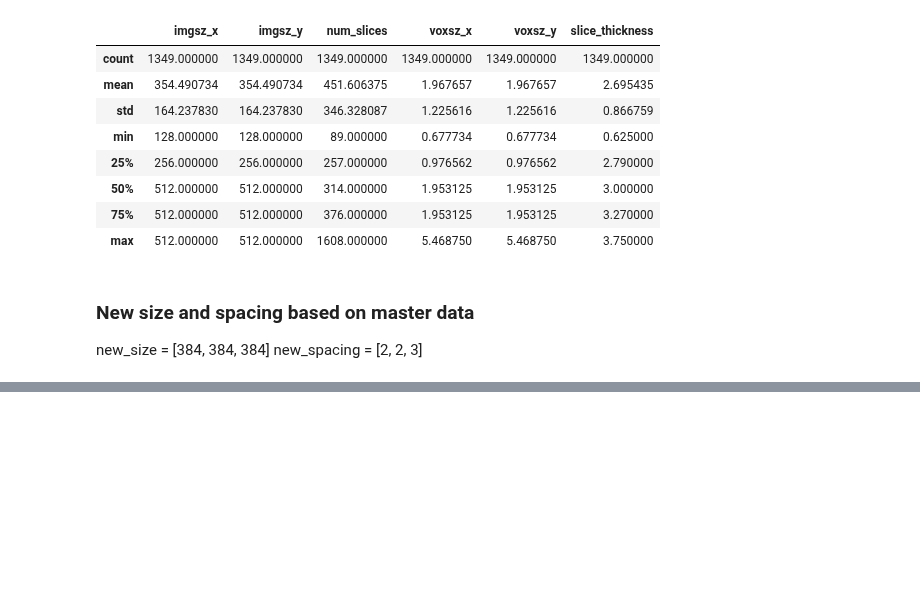
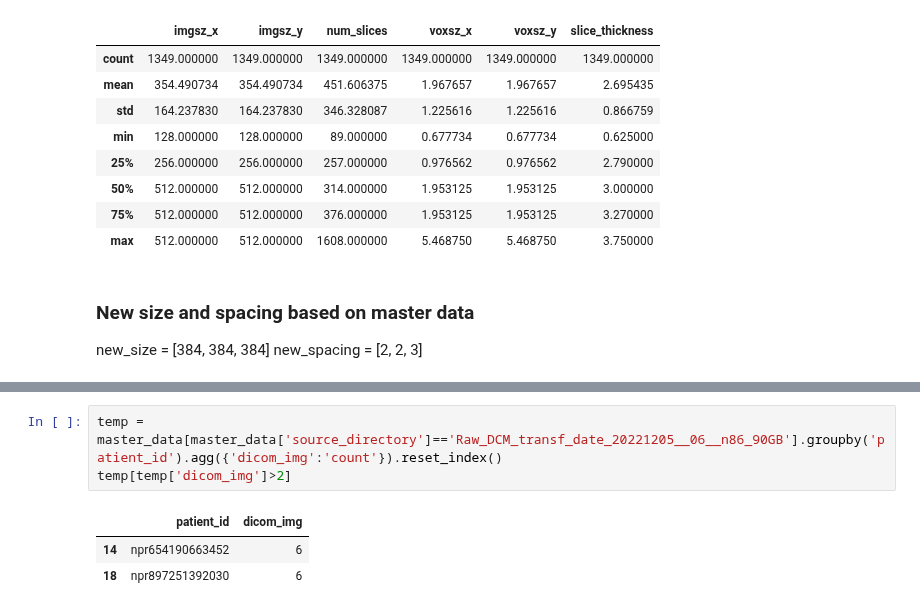
Before and after one commit to NickosKal/UCAN-PET-CT-image-data-handling-pipeline, a Jupyter notebook: Task 3.1/Task3.1_ExtractMetaData_UCAN.ipynb, the cells around one changed output, grey strips where cells are left out. Saved outputs shown, nothing was run; the diff lists cells and outputs as text; blank space fills up the shorter version.

```diff
--- a/Task 3.1/Task3.1_ExtractMetaData_UCAN.ipynb
+++ b/Task 3.1/Task3.1_ExtractMetaData_UCAN.ipynb
@@ -717,0 +724,7 @@ new_spacing = [2, 2, 3]
+# %%
+temp = master_data[master_data['source_directory']=='Raw_DCM_transf_date_20221205__06__n86_90GB'].groupby('patient_id').agg({'dicom_img':'count'}).reset_index()
+temp[temp['dicom_img']>2]
+# %% [output]
+|  | patient_id | dicom_img |
+| 14 | npr654190663452 | 6 |
+| 18 | npr897251392030 | 6 |
```
Also changed, not shown: parts of 3 cells of this notebook, 1 other file.
